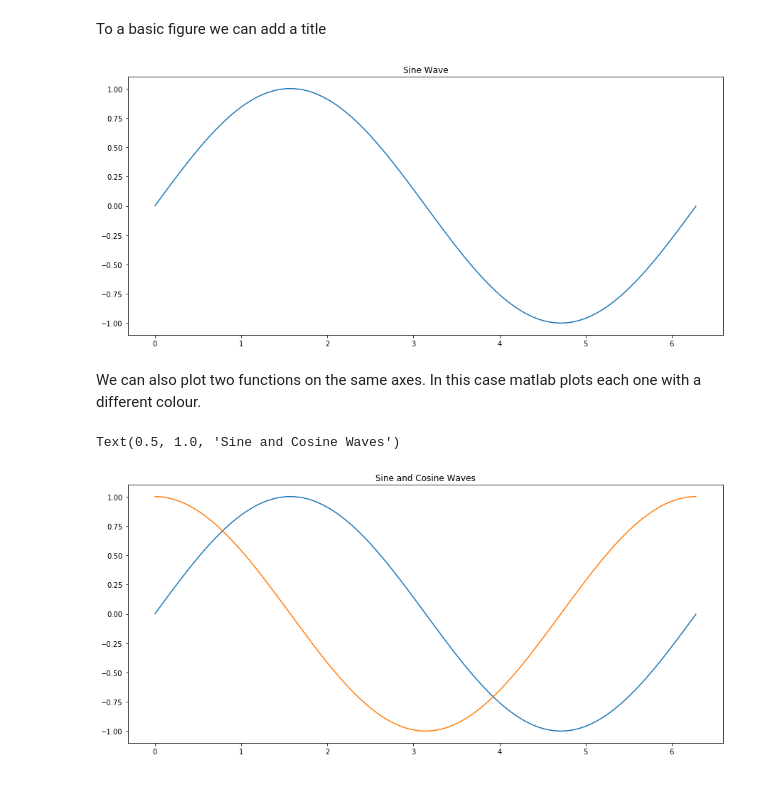
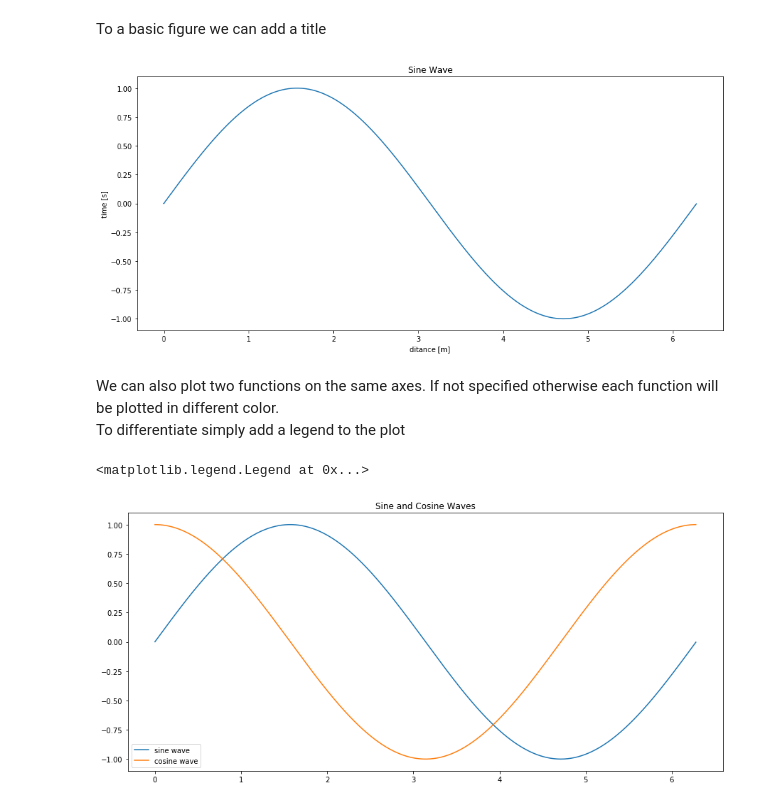
Before and after one commit to nivkeren/computational-methods, a Jupyter notebook: Lesson3.ipynb, the cells around one changed output. Saved outputs shown, nothing was run; the diff lists cells and outputs as text; code cells hidden in the pictures.

```diff
--- a/Lesson3.ipynb
+++ b/Lesson3.ipynb
@@ -35,16 +35,22 @@ To a basic figure we can add a title
 # %%
 plt.plot(x, y)
 plt.title("Sine Wave")
+plt.xlabel('ditance [m]')
+plt.ylabel('time [s]')
+
 plt.show()
 # %% [output]
-[figure, old version]
+[figure, new version]
 # %% [markdown]
-We can also plot two functions on the same axes. In this case matlab plots each one with a different colour.
+We can also plot two functions on the same axes. If not specified otherwise each function will be plotted in different color.
+To differentiate simply add a legend to the plot
 # %%
 z = np.cos(x);
-plt.plot(x,y)
-plt.plot(x,z)
+plt.plot(x,y, label='sine wave')
+plt.plot(x,z, label='cosine wave')
 plt.title('Sine and Cosine Waves')
+plt.legend()
+plt.show()
 # %% [output]
-Text(0.5, 1.0, 'Sine and Cosine Waves')
+<matplotlib.legend.Legend at 0x...>
-[figure, old version]
+[figure, new version]
```
Also changed, not shown: parts of 10 cells of this notebook, 3 other files.
